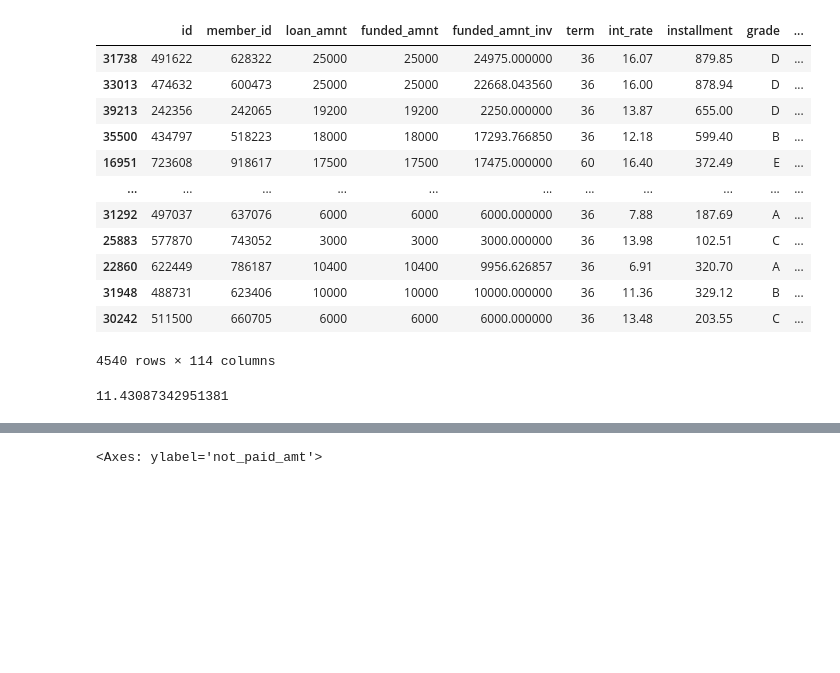
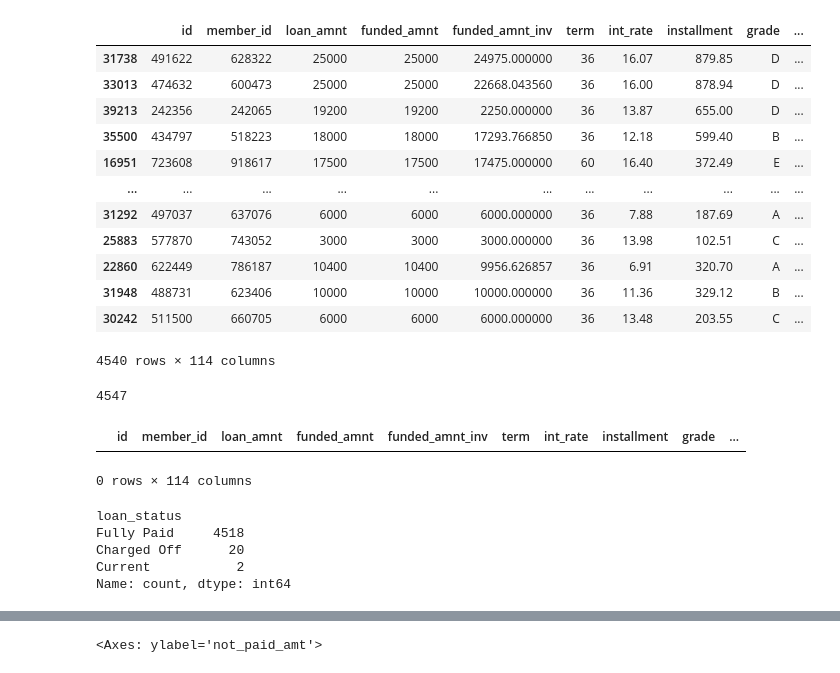
Before and after one commit to PraveenSM/LendingClubCaseStudy, a Jupyter notebook: Praveen_Mathad.ipynb, the cells around one changed output, grey strips where cells are left out. Drawn from its saved outputs; the diff is of its cells as text; code cells hidden in the pictures; blank space fills up the shorter version.

```diff
--- a/Praveen_Mathad.ipynb
+++ b/Praveen_Mathad.ipynb
@@ -401,5 +414,21 @@ df1[df1['expected_return'] < df1['total_pymnt']].sort_values('not_paid_amt')
 # %%
 # Percentage of the paid amount returned than expected
 len(df1[df1['expected_return'] < df1['total_pymnt']])/len(df1['id']) * 100
+len(df1[df1['expected_return'] < df1['total_pymnt']])
 # %% [output]
-11.43087342951381
+4547
+# %%
+df1[(df1['not_paid_amt'] < 0) & df1['loan_status'] == 'Charged Off']
+# %% [output]
+|  | id | member_id | loan_amnt | funded_amnt | funded_amnt_inv | term | int_rate | installment | grade | ... |
+0 rows × 114 columns
+# %%
+df_overpaid = df1[df1['not_paid_amt'] < 0]
+df_overpaid['loan_status'].value_counts()
+#df1[(df1['not_paid_amt'] < 0)]
+# %% [output]
+loan_status
+Fully Paid     4518
+Charged Off      20
+Current           2
+Name: count, dtype: int64
```
Also changed, not shown: parts of 15 cells of this notebook.
